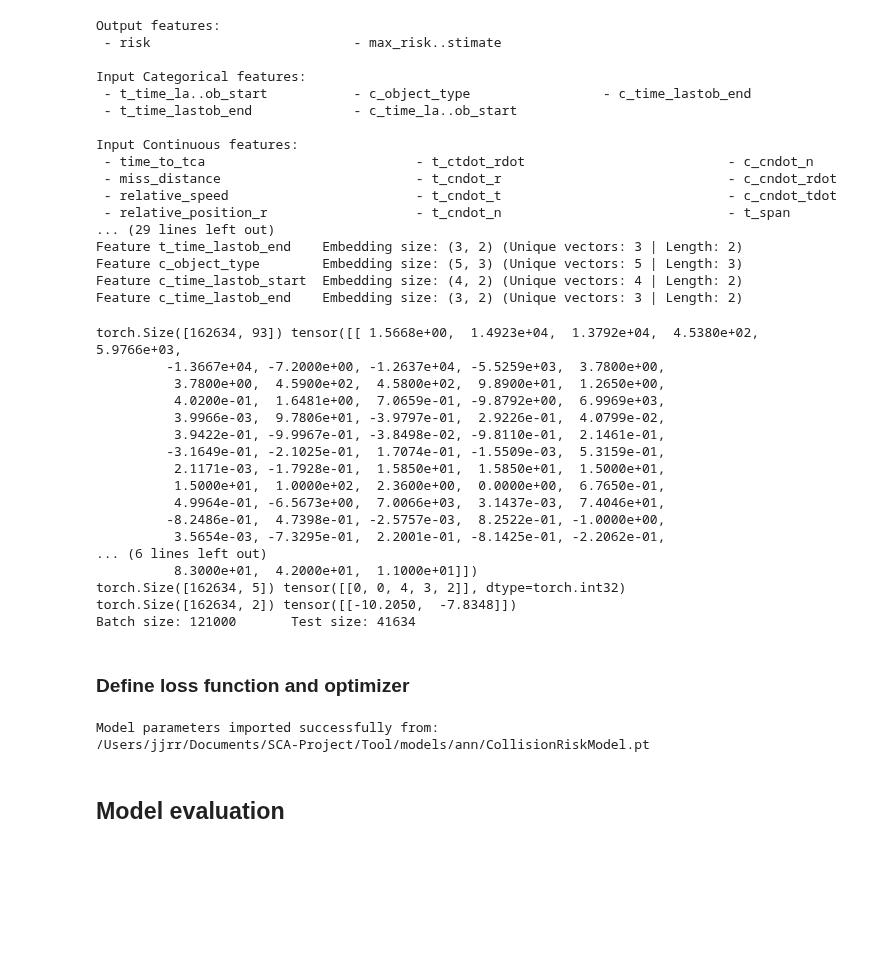
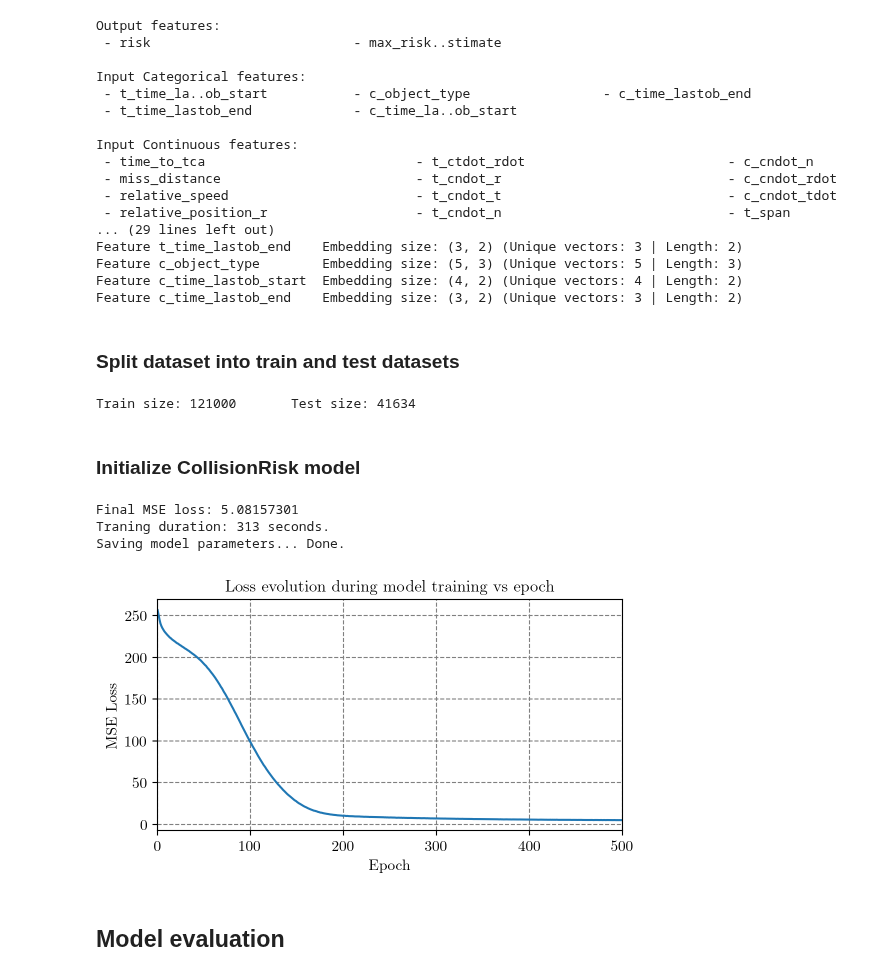
Before and after one commit to JJavierRosales/scapy, a Jupyter notebook: notebooks/ann_risk_probability_estimation.ipynb, the cells around one changed output. Cells and saved outputs as stored; diff of their text form; code cells hidden in the pictures; blank space fills up the shorter version.

```diff
--- a/notebooks/ann_risk_probability_estimation.ipynb
+++ b/notebooks/ann_risk_probability_estimation.ipynb
@@ -145,41 +148,21 @@ Feature t_time_lastob_end    Embedding size: (3, 2) (Unique vectors: 3 | Length:
 Feature c_object_type        Embedding size: (5, 3) (Unique vectors: 5 | Length: 3)
 Feature c_time_lastob_start  Embedding size: (4, 2) (Unique vectors: 4 | Length: 2)
 Feature c_time_lastob_end    Embedding size: (3, 2) (Unique vectors: 3 | Length: 2)
+# %% [markdown]
+### Split dataset into train and test datasets
 # %%
-print(conts.shape, conts[:1])
-print(cats.shape, cats[:1])
-print(y.shape, y[:1])
-
 train_split = 0.75
 
-batch_size = int(((len(df)*train_split)//1000)*1000)
-test_size = len(df) - batch_size
+train_size = int(((len(df)*train_split)//1000)*1000)
+test_size = len(df) - train_size
 
-print(f'Batch size: {batch_size} \t Test size: {test_size}')
+print(f'Train size: {train_size} \t Test size: {test_size}')
 
-cat_train = cats[:batch_size-test_size]
-cat_test = cats[batch_size-test_size:batch_size]
-con_train = conts[:batch_size-test_size]
-con_test = conts[batch_size-test_size:batch_size]
-y_train = y[:batch_size-test_size]
-y_test = y[batch_size-test_size:batch_size]
+cat_train = cats[:train_size-test_size]
+cat_test = cats[train_size-test_size:train_size]
+con_train = conts[:train_size-test_size]
+con_test = conts[train_size-test_size:train_size]
+y_train = y[:train_size-test_size]
+y_test = y[train_size-test_size:train_size]
 # %% [output]
-torch.Size([162634, 93]) tensor([[ 1.5668e+00,  1.4923e+04,  1.3792e+04,  4.5380e+02,  5.9766e+03,
-         -1.3667e+04, -7.2000e+00, -1.2637e+04, -5.5259e+03,  3.7800e+00,
-          3.7800e+00,  4.5900e+02,  4.5800e+02,  9.8900e+01,  1.2650e+00,
-          4.0200e-01,  1.6481e+00,  7.0659e-01, -9.8792e+00,  6.9969e+03,
-          3.9966e-03,  9.7806e+01, -3.9797e-01,  2.9226e-01,  4.0799e-02,
-          3.9422e-01, -9.9967e-01, -3.8498e-02, -9.8110e-01,  2.1461e-01,
-         -3.1649e-01, -2.1025e-01,  1.7074e-01, -1.5509e-03,  5.3159e-01,
-          2.1171e-03, -1.7928e-01,  1.5850e+01,  1.5850e+01,  1.5000e+01,
-          1.5000e+01,  1.0000e+02,  2.3600e+00,  0.0000e+00,  6.7650e-01,
-          4.9964e-01, -6.5673e+00,  7.0066e+03,  3.1437e-03,  7.4046e+01,
-         -8.2486e-01,  4.7398e-01, -2.5757e-03,  8.2522e-01, -1.0000e+00,
-          3.5654e-03, -7.3295e-01,  2.2001e-01, -8.1425e-01, -2.2062e-01,
-... (6 lines left out)
-          8.3000e+01,  4.2000e+01,  1.1000e+01]])
-torch.Size([162634, 5]) tensor([[0, 0, 4, 3, 2]], dtype=torch.int32)
-torch.Size([162634, 2]) tensor([[-10.2050,  -7.8348]])
-Batch size: 121000       Test size: 41634
+Train size: 121000       Test size: 41634
-# %% [markdown]
-### Define loss function and optimizer
@@ -270,8 +169,9 @@ class CRPE(nn.Module):
+# %% [markdown]
+### Initialize CollisionRisk model
 # %%
 import time
 from tqdm import trange
 from library.irplib import ann
-
 
 # Set manual seed
 torch.manual_seed(33)
@@ -279,6 +179,9 @@ torch.manual_seed(33)
 layers = [200, 400, 300, 100]
 n_out = len(out_features)
 n_conts = conts.shape[1]
+
+# Define loss function (criterion)
+criterion = nn.MSELoss()
 
 # Initialize model from ann library
 model = ann.CollisionRisk(emb_szs, n_conts, n_out, layers, p=0.4)
@@ -303,8 +206,7 @@ if os.path.exists(filepath):
     print(f'Model parameters imported successfully from:\n{filepath}')
 else:
 
-    # Define loss function (criterion) and optimizer
-    criterion = nn.MSELoss()
+    # Define optimizer
     optimizer = torch.optim.Adam(model.parameters(), lr=0.002)
 
     start_time = time.time()
@@ -326,35 +228,38 @@ else:
         t.refresh() # to show immediately the update
 
         # Add computed loss to the losses array for analysis
         losses[e] = loss.detach().numpy()
 
         optimizer.zero_grad()
 
         # Backpropagate the loss
         loss.backward()
 
         # Adjust parameters of the optimizer
         optimizer.step()
 
     print(f'\nFinal MSE loss: {losses[-1]:10.8f}'
           f'\nTraning duration: {time.time() - start_time:.0f} seconds.')
 
     # Save the model trained parameters (weights and biases)
     print('Saving model parameters...', end='\r')
     torch.save(model.state_dict(), filepath)
     print('Saving model parameters... Done.\n')
 
     # Plot loss evolution during training
     plt.figure(figsize=(6,3))
     plt.title(r'Loss evolution during model training vs epoch', fontsize=12)
     plt.plot(range(epochs), losses)
+    plt.xlim(0, epochs)
     plt.ylabel('MSE Loss')
     plt.xlabel('Epoch')
     plt.grid(True, linestyle='--', c='grey')
     plt.show()
 # %% [output]
-Model parameters imported successfully from:
-/Users/jjrr/Documents/SCA-Project/Tool/models/ann/CollisionRiskModel.pt
+Final MSE loss: 5.08157301
+Traning duration: 313 seconds.
+Saving model parameters... Done.
+[figure, added]
 # %% [markdown]
 ## Model evaluation
 # %%
```
Also changed, not shown: parts of 4 cells of this notebook, 1 other file.
